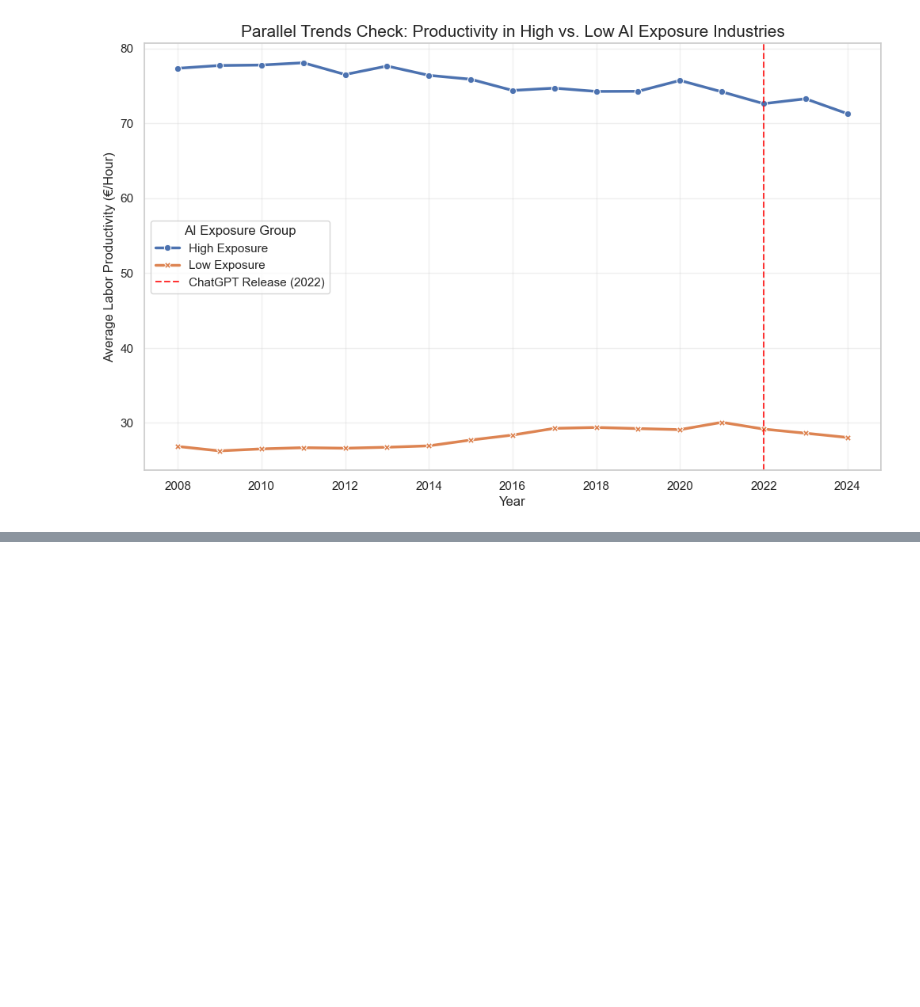
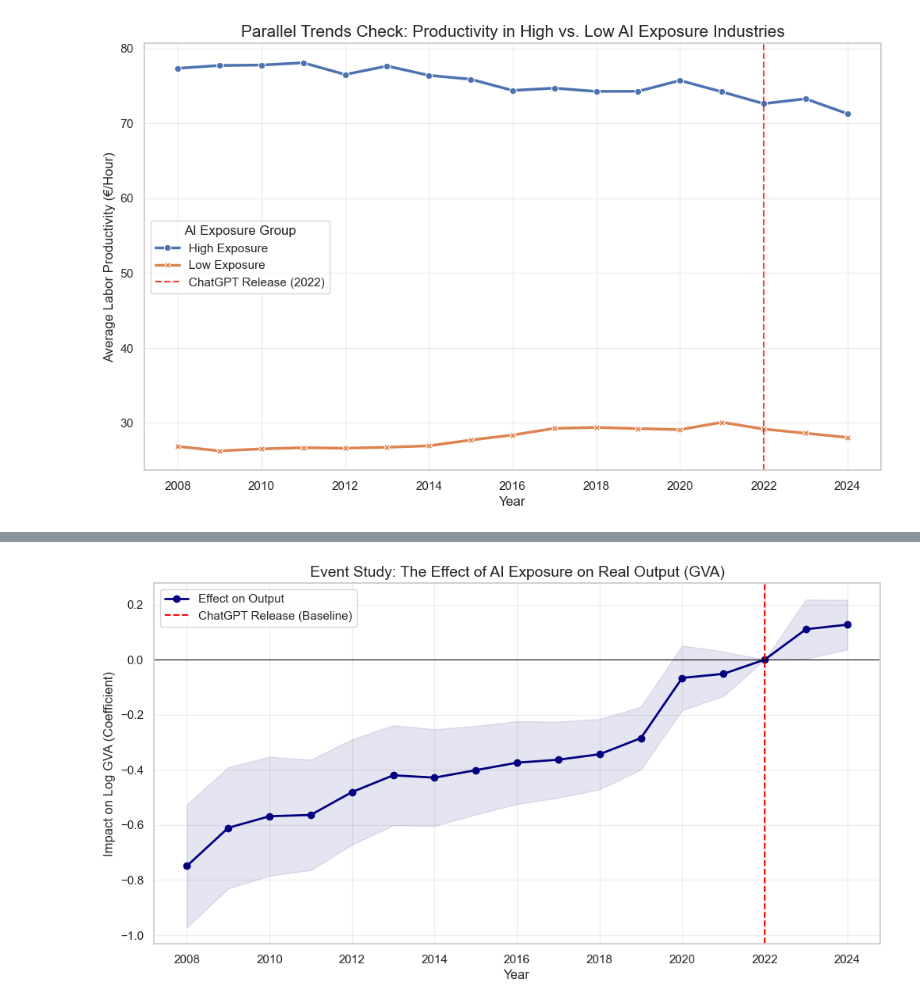
Before and after one commit to aleddine-khallid/Master_thesis, a Jupyter notebook: notebooks/data_exploration..ipynb, the cells around one changed output, grey strips where cells are left out. Cells and saved outputs as stored; diff of their text form; code cells hidden in the pictures; blank space fills up the shorter version.

Commit message:
New models

```diff
--- a/notebooks/data_exploration..ipynb
+++ b/notebooks/data_exploration..ipynb
@@ -177,0 +222,16 @@ Included effects: Entity, Time
+# %%
+
+models = {
+    'Model 1: Productivity': res,
+    'Model 2: Output (GVA)': res_gva,
+    'Model 3: Labor (Hours)': res_hours
+}
+
+# CORRECTED LINE: Removed 'precision=4'
+final_table = compare(models, stars=True)
+
+print(final_table)
+
+# Save to file
+with open('../tables/final_regression_results.txt', 'w') as f:
+    f.write(str(final_table))
@@ -177,0 +256,65 @@ Included effects: Entity, Time
+# %%
+
+# We interact the AI Index with a dummy for each year.
+# We DROP one year (2022) to serve as the baseline (Reference Year = 0).
+
+years = sorted(df['time_period'].unique())
+reference_year = 2022
+
+event_study_vars = []
+for year in years:
+    if year != reference_year:
+        col_name = f'Treat_x_{year}'
+        # Create the interaction
+        df[col_name] = df['AIIE_Index'] * (df['time_period'] == year).astype(int)
+        event_study_vars.append(col_name)
+
+# Run the Regression
+# We use all the yearly interaction terms instead of just one "Post" dummy
+reg_data = df.set_index(['entity_id', 'time_period'])
+mod_event = PanelOLS(reg_data['log_gva'],  # Dependent Variable: Output
+                     reg_data[event_study_vars],
+                     entity_effects=True,
+                     time_effects=True)
+res_event = mod_event.fit(cov_type='clustered', cluster_entity=True)
+
+# We get the coefficients and the 95% Confidence Intervals
+coefs = res_event.params
+errors = res_event.std_errors
+# Calculate 95% CI (1.96 * Standard Error)
+lower_ci = coefs - 1.96 * errors
+upper_ci = coefs + 1.96 * errors
+
+plot_df = pd.DataFrame({
+    'Year': [int(x.split('_')[-1]) for x in event_study_vars],
+    'Coefficient': coefs,
+    'Lower_CI': lower_ci,
+    'Upper_CI': upper_ci
+})
+
+# Add the reference year (2022) back manually with 0 effect (for the plot)
+plot_df.loc[len(plot_df)] = [2022, 0, 0, 0]
+plot_df = plot_df.sort_values('Year')
+
+plt.figure(figsize=(12, 6))
+
+# Plot the coefficients
+plt.plot(plot_df['Year'], plot_df['Coefficient'], marker='o', color='navy', linewidth=2, label='Effect on Output')
+
+# Add the Confidence Intervals
+plt.fill_between(plot_df['Year'], plot_df['Lower_CI'], plot_df['Upper_CI'], color='navy', alpha=0.1)
+
+# Add reference lines
+plt.axhline(0, color='black', linestyle='-', linewidth=0.8)  # Zero line
+plt.axvline(2022, color='red', linestyle='--', label='ChatGPT Release (Baseline)') # Event line
+
+# Formatting
+plt.title('Event Study: The Effect of AI Exposure on Real Output (GVA)', fontsize=14)
+plt.ylabel('Impact on Log GVA (Coefficient)', fontsize=12)
+plt.xlabel('Year', fontsize=12)
+plt.legend()
+plt.grid(True, alpha=0.3)
+
+plt.show()
+# %% [output]
+[figure, added]
```
Also changed, not shown: parts of 5 cells of this notebook, 2 other files.
